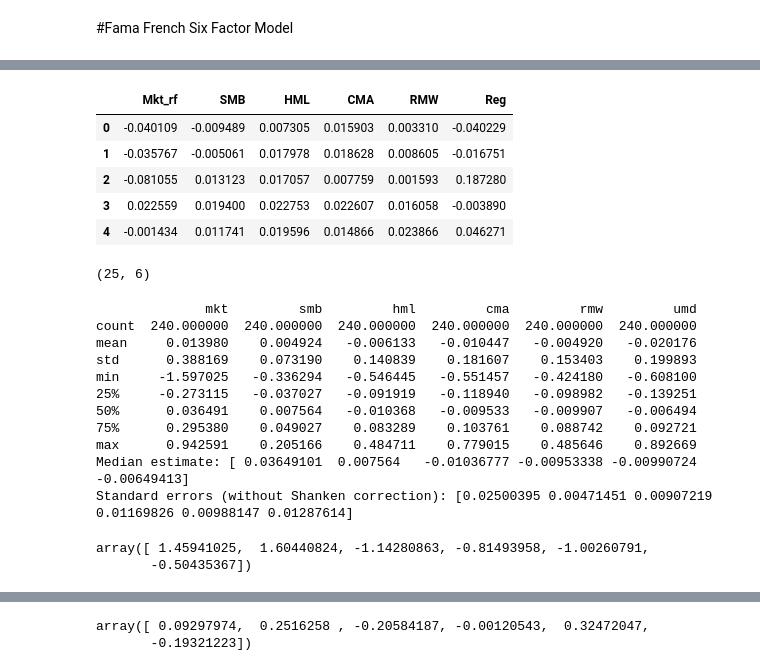
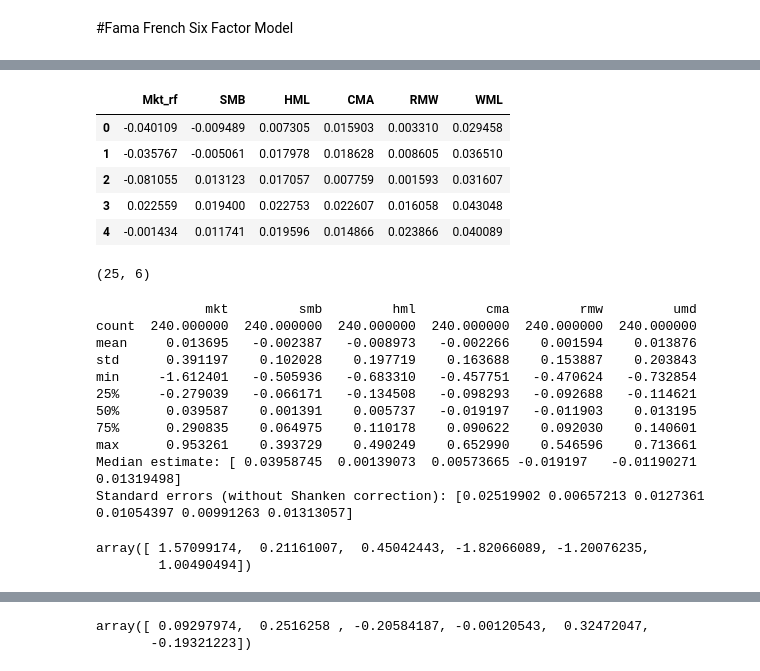
Before and after one commit to faisalnawazmir/Econometrics-ML_for_Finance, a Jupyter notebook: ayesha__Fama_6_Factor.ipynb, the cells around one changed output, grey strips where cells are left out. Drawn from its saved outputs; the diff is of its cells as text; code cells hidden in the pictures.

```diff
--- a/ayesha__Fama_6_Factor.ipynb
+++ b/ayesha__Fama_6_Factor.ipynb
@@ -57,14 +57,14 @@ umd=df['Reg']# umd is growth factor
 # %%
 #data.iloc[:,1]
-fctrs = df[["Mkt_rf","SMB","HML","CMA","RMW","Reg"]]
+fctrs = df[["Mkt_rf","SMB","HML","CMA","RMW","WML"]]
 fctrs.head()
 # %% [output]
-|  | Mkt_rf | SMB | HML | CMA | RMW | Reg |
-| 0 | -0.040109 | -0.009489 | 0.007305 | 0.015903 | 0.003310 | -0.040229 |
-| 1 | -0.035767 | -0.005061 | 0.017978 | 0.018628 | 0.008605 | -0.016751 |
-| 2 | -0.081055 | 0.013123 | 0.017057 | 0.007759 | 0.001593 | 0.187280 |
-| 3 | 0.022559 | 0.019400 | 0.022753 | 0.022607 | 0.016058 | -0.003890 |
-| 4 | -0.001434 | 0.011741 | 0.019596 | 0.014866 | 0.023866 | 0.046271 |
+|  | Mkt_rf | SMB | HML | CMA | RMW | WML |
+| 0 | -0.040109 | -0.009489 | 0.007305 | 0.015903 | 0.003310 | 0.029458 |
+| 1 | -0.035767 | -0.005061 | 0.017978 | 0.018628 | 0.008605 | 0.036510 |
+| 2 | -0.081055 | 0.013123 | 0.017057 | 0.007759 | 0.001593 | 0.031607 |
+| 3 | 0.022559 | 0.019400 | 0.022753 | 0.022607 | 0.016058 | 0.043048 |
+| 4 | -0.001434 | 0.011741 | 0.019596 | 0.014866 | 0.023866 | 0.040089 |
 # %%
 no_factors=fctrs.shape[1]
 # %%
@@ -109,15 +109,15 @@ print('Standard errors (without Shanken correction):', np.std(f,axis=0)/T**.5)
 # %% [output]
               mkt         smb         hml         cma         rmw         umd
 count  240.000000  240.000000  240.000000  240.000000  240.000000  240.000000
-mean     0.013980    0.004924   -0.006133   -0.010447   -0.004920   -0.020176
-std      0.388169    0.073190    0.140839    0.181607    0.153403    0.199893
-min     -1.597025   -0.336294   -0.546445   -0.551457   -0.424180   -0.608100
-25%     -0.273115   -0.037027   -0.091919   -0.118940   -0.098982   -0.139251
-50%      0.036491    0.007564   -0.010368   -0.009533   -0.009907   -0.006494
-75%      0.295380    0.049027    0.083289    0.103761    0.088742    0.092721
-max      0.942591    0.205166    0.484711    0.779015    0.485646    0.892669
-Median estimate: [ 0.03649101  0.007564   -0.01036777 -0.00953338 -0.00990724 -0.00649413]
-Standard errors (without Shanken correction): [0.02500395 0.00471451 0.00907219 0.01169826 0.00988147 0.01287614]
+mean     0.013695   -0.002387   -0.008973   -0.002266    0.001594    0.013876
+std      0.391197    0.102028    0.197719    0.163688    0.153887    0.203843
+min     -1.612401   -0.505936   -0.683310   -0.457751   -0.470624   -0.732854
+25%     -0.279039   -0.066171   -0.134508   -0.098293   -0.092688   -0.114621
+50%      0.039587    0.001391    0.005737   -0.019197   -0.011903    0.013195
+75%      0.290835    0.064975    0.110178    0.090622    0.092030    0.140601
+max      0.953261    0.393729    0.490249    0.652990    0.546596    0.713661
+Median estimate: [ 0.03958745  0.00139073  0.00573665 -0.019197   -0.01190271  0.01319498]
+Standard errors (without Shanken correction): [0.02519902 0.00657213 0.0127361  0.01054397 0.00991263 0.01313057]
 # %%
 mu=np.median(f,axis=0)
 sigma=(np.std(f,axis=0))/T**.5
@@ -125,8 +125,8 @@ tstat=mu/sigma
 tstat
 #tstat<1.96
 # %% [output]
-array([ 1.45941025,  1.60440824, -1.14280863, -0.81493958, -1.00260791,
-       -0.50435367])
+array([ 1.57099174,  0.21161007,  0.45042443, -1.82066089, -1.20076235,
+        1.00490494])
 # %%
 f.shape # (T,#factors)# f or df I assume is gamma hat
 df_gamma.to_csv('/gdrive/My Drive/data/ayesha_gamma_6factors.csv')
```
Also changed, not shown: parts of 9 cells of this notebook.
